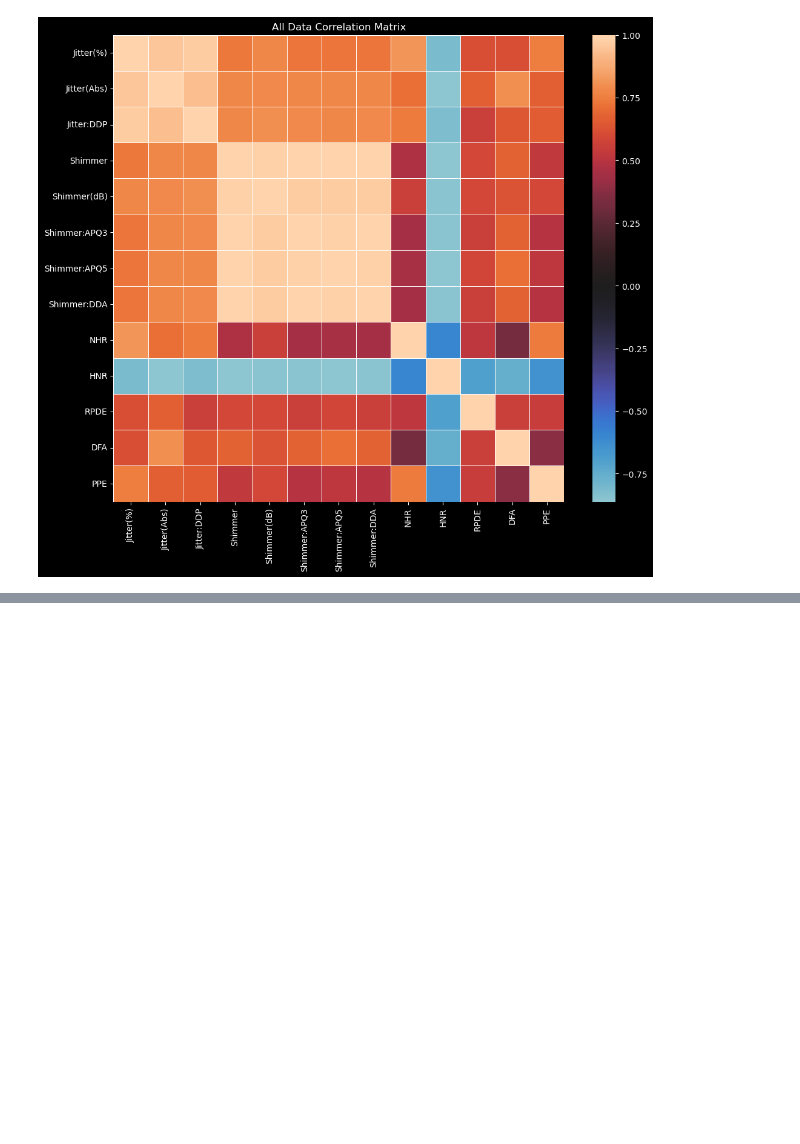
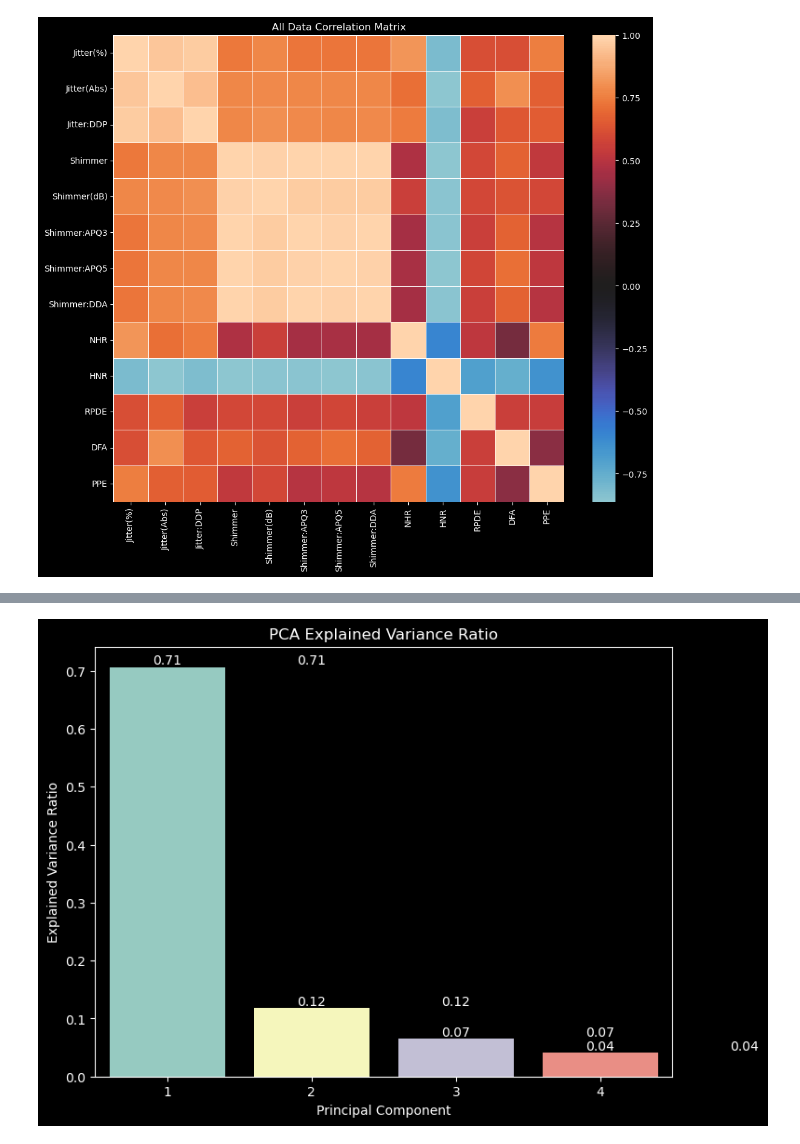
Before and after one commit to AnalyzeVisualize/Parkinson-s-Disease-Detection-w-ML, a Jupyter notebook: main.ipynb, the cells around one changed output, grey strips where cells are left out. Cells and saved outputs as stored; diff of their text form; code cells hidden in the pictures; blank space fills up the shorter version.

```diff
--- a/main.ipynb
+++ b/main.ipynb
@@ -343,0 +412,22 @@ covariance_matrix('All Data', merged_df, overlapping_columns)
+# %%
+# Create a barplot of the explained variance ratio using seaborn
+plt.figure(figsize=(8, 6))
+sns.barplot(
+    x=list(range(1, len(explained_variance_ratio)+1)),
+    y=explained_variance_ratio
+)
+plt.title('PCA Explained Variance Ratio')
+plt.xlabel('Principal Component')
+plt.ylabel('Explained Variance Ratio')
+
+# Add values to the bars
+for i, ratio in enumerate(explained_variance_ratio):
+    plt.text(i+1, ratio, f'{ratio:.2f}', ha='center', va='bottom')
+
+# Center the values on each bar
+for rect in plt.gca().patches:
+    plt.gca().annotate(f'{rect.get_height():.2f}', (rect.get_x() + rect.get_width() / 2, rect.get_height()), ha='center', va='bottom')
+
+plt.show()
+# %% [output]
+[figure, added]
```
Also changed, not shown: parts of 3 cells of this notebook.
